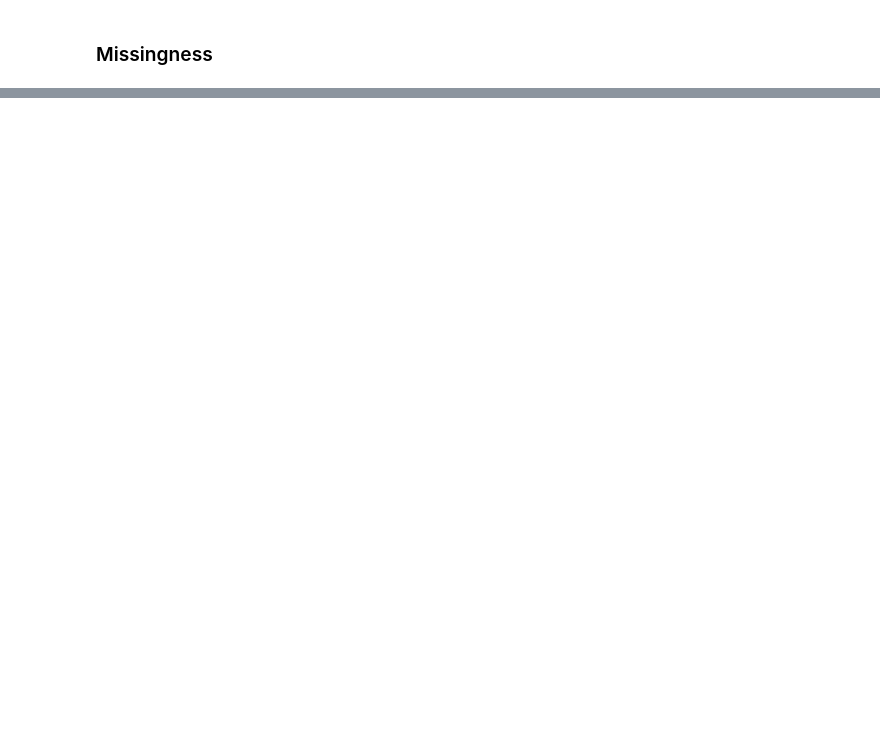
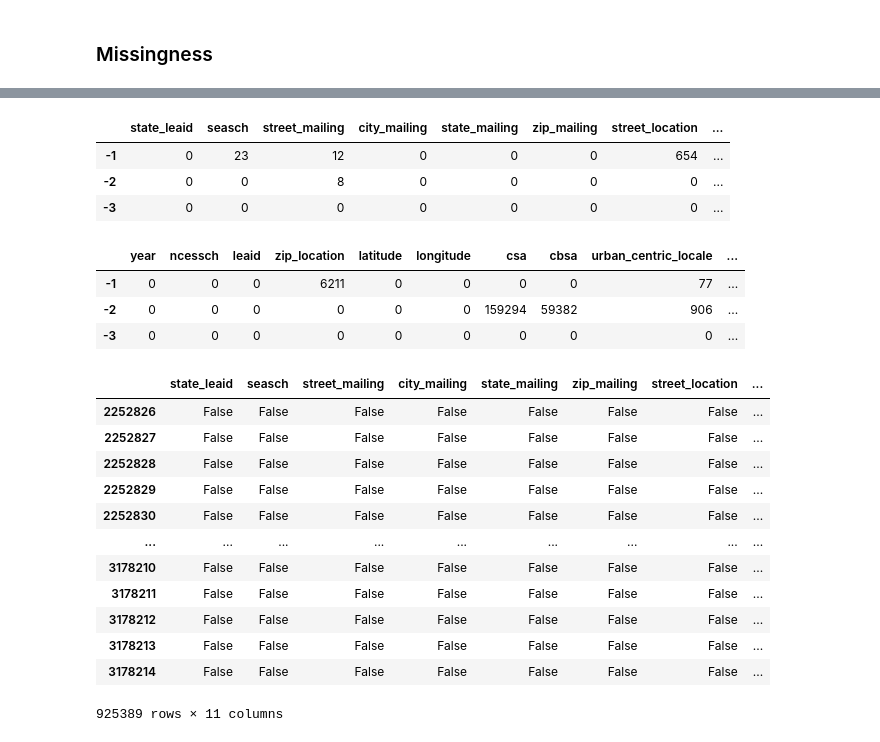
Before and after one commit to georgetown-analytics/student-outcomes, a Jupyter notebook: notebooks/EDA_school_directory.ipynb, the cells around one changed output, grey strips where cells are left out. Drawn from its saved outputs; the diff is of its cells as text; code cells hidden in the pictures; blank space fills up the shorter version.

Commit message:
Imputing special missing values

```diff
--- a/notebooks/EDA_school_directory.ipynb
+++ b/notebooks/EDA_school_directory.ipynb
@@ -184,0 +175,41 @@ dtype: int64
+# %%
+# Find strings equal to -1,-2, or -3
+special_vals = pd.DataFrame([(our_years.select_dtypes(include=[object]) == "-1").sum(), (our_years.select_dtypes(
+    include=[object]) == "-2").sum(), (our_years.select_dtypes(include=[object]) == "-3").sum()])
+special_vals.index = ["-1", "-2", "-3"]
+special_vals
+# %% [output]
+|  | state_leaid | seasch | street_mailing | city_mailing | state_mailing | zip_mailing | street_location | ... |
+| -1 | 0 | 23 | 12 | 0 | 0 | 0 | 654 | ... |
+| -2 | 0 | 0 | 8 | 0 | 0 | 0 | 0 | ... |
+| -3 | 0 | 0 | 0 | 0 | 0 | 0 | 0 | ... |
+# %%
+# Find numbers equal to -1,-2, or -3
+special_vals = pd.DataFrame([(our_years.select_dtypes(include=[np.number]) == -1).sum(), (our_years.select_dtypes(
+    include=[np.number]) == -2).sum(), (our_years.select_dtypes(include=[np.number]) == -3).sum()])
+special_vals.index = ["-1", "-2", "-3"]
+special_vals
+# %% [output]
+|  | year | ncessch | leaid | zip_location | latitude | longitude | csa | cbsa | urban_centric_locale | ... |
+| -1 | 0 | 0 | 0 | 6211 | 0 | 0 | 0 | 0 | 77 | ... |
+| -2 | 0 | 0 | 0 | 0 | 0 | 0 | 159294 | 59382 | 906 | ... |
+| -3 | 0 | 0 | 0 | 0 | 0 | 0 | 0 | 0 | 0 | ... |
+# %%
+str_col_special_nans = (our_years.select_dtypes(include=[object]) == "-1") | (our_years.select_dtypes(include=[object]) == "-2")
+num_col_special_nans = (our_years.select_dtypes(include=[np.number]) <0)
+# %%
+str_col_special_nans
+# %% [output]
+|  | state_leaid | seasch | street_mailing | city_mailing | state_mailing | zip_mailing | street_location | ... |
+| 2252826 | False | False | False | False | False | False | False | ... |
+| 2252827 | False | False | False | False | False | False | False | ... |
+| 2252828 | False | False | False | False | False | False | False | ... |
+| 2252829 | False | False | False | False | False | False | False | ... |
+| 2252830 | False | False | False | False | False | False | False | ... |
+| ... | ... | ... | ... | ... | ... | ... | ... | ... |
+| 3178210 | False | False | False | False | False | False | False | ... |
+| 3178211 | False | False | False | False | False | False | False | ... |
+| 3178212 | False | False | False | False | False | False | False | ... |
+| 3178213 | False | False | False | False | False | False | False | ... |
+| 3178214 | False | False | False | False | False | False | False | ... |
+925389 rows × 11 columns
```
Also changed, not shown: parts of 11 cells of this notebook, 1 other file.
